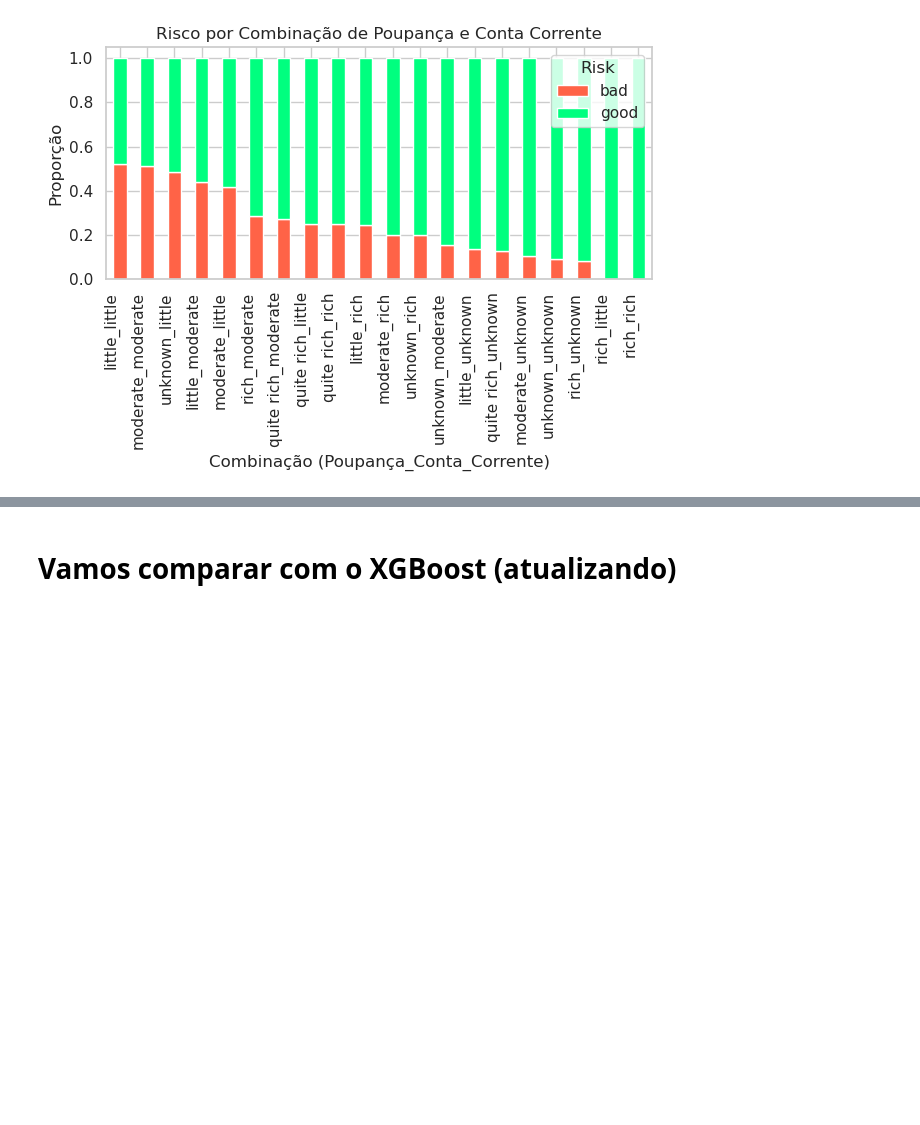
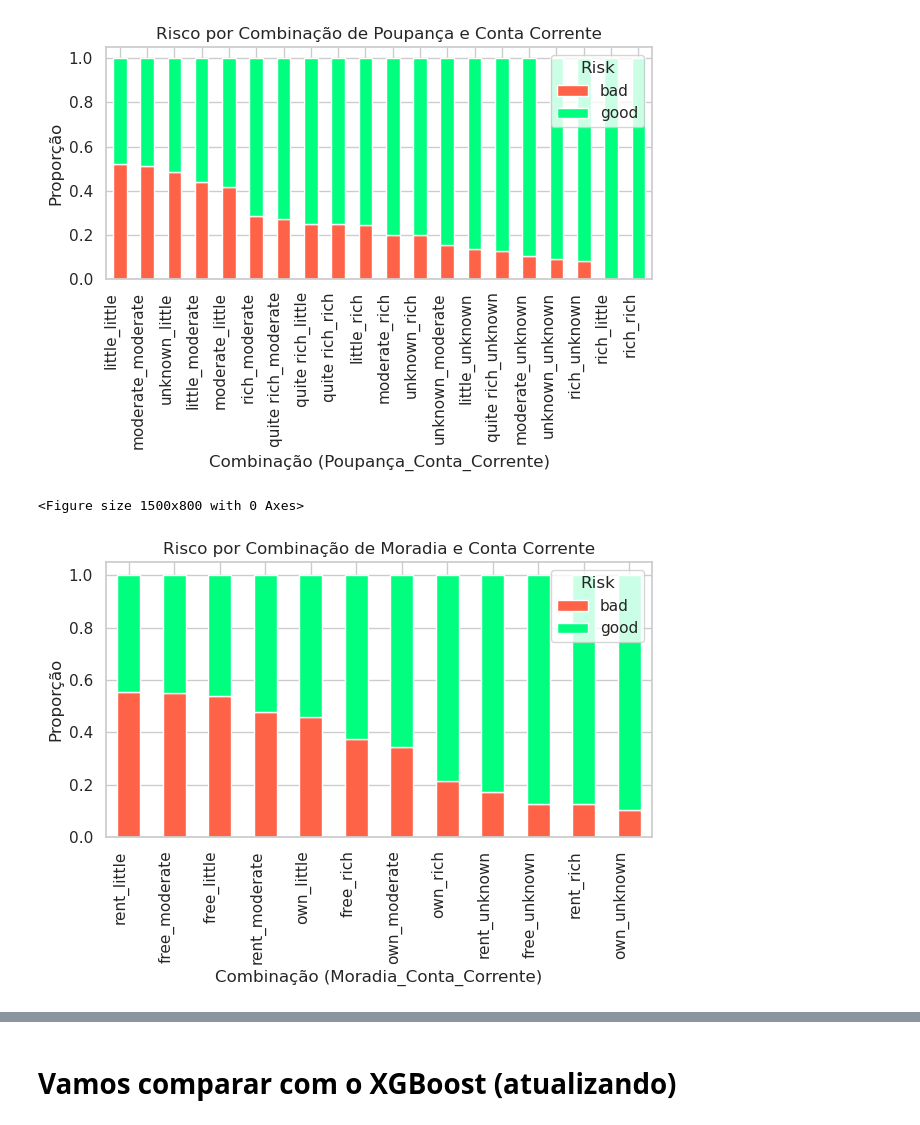
Before and after one commit to jfahelof/portfolio-credit-risk, a Jupyter notebook: credit_risk.ipynb, the cells around one changed output, grey strips where cells are left out. Saved outputs shown, nothing was run; the diff lists cells and outputs as text; code cells hidden in the pictures; blank space fills up the shorter version.

```diff
--- a/credit_risk.ipynb
+++ b/credit_risk.ipynb
@@ -741,3 +741,22 @@ plt.show()
 # %% [output]
 <Figure size 1500x800 with 0 Axes>
 [figure]
+# %%
+# Criando combinações estratégicas
+data['Risk_Score_Combo2'] = data['Housing'] + '_' + data['Checking account']
+
+plt.figure(figsize=(15, 8))
+combo_risk = pd.crosstab(data['Risk_Score_Combo2'], data['Risk'], normalize='index')
+combo_risk_sorted = combo_risk.sort_values('bad', ascending=False)
+
+combo_risk_sorted.plot(kind='bar', stacked=True, color=['tomato', 'springgreen'])
+plt.title('Risco por Combinação de Moradia e Conta Corrente')
+plt.xlabel('Combinação (Moradia_Conta_Corrente)')
+plt.ylabel('Proporção')
+plt.legend(title='Risk')
+plt.xticks(rotation=90, ha='right')
+plt.tight_layout()
+plt.show()
+# %% [output]
+<Figure size 1500x800 with 0 Axes>
+[figure, added]
```
Also changed, not shown: parts of 11 cells of this notebook.
